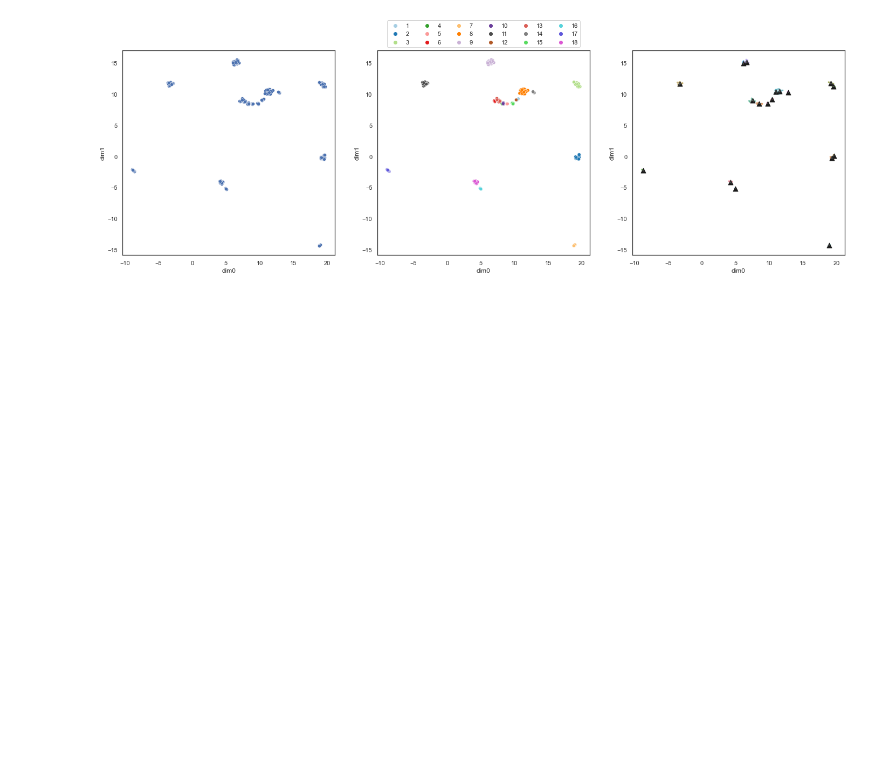
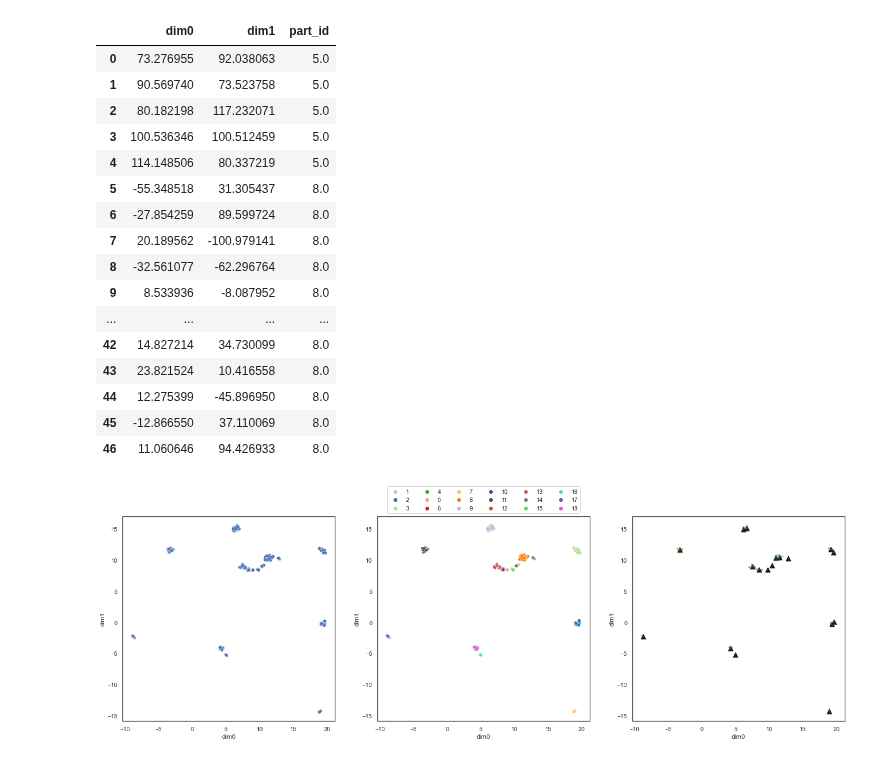
Before and after one commit to Rahul-Brito/infantvoice, a Jupyter notebook: scripts/Pyannote Test.ipynb, the cells around one changed output. Saved outputs shown, nothing was run; the diff lists cells and outputs as text; code cells hidden in the pictures; blank space fills up the shorter version.

```diff
--- a/scripts/Pyannote Test.ipynb
+++ b/scripts/Pyannote Test.ipynb
@@ -294,0 +206,13 @@ Using cache found in /Users/rahulbrito/.cache/torch/hub/pyannote_pyannote-audio_
+# %%
+#names of pretrained embedding extractor models
+emb = ['emb_ami', 'emb','emb_voxceleb']
+
+#the directory has other csvs and i only want today's
+file = [file for file in os.listdir(embedding_dir) if file.startswith("020322")]
+
+#create a dictionary where each item is the pd df of the embeddings extracted from that model
+all_embs = {emb[index]: ee.load_embs(os.path.join(embedding_dir,file[index])) for index in np.arange(len(file))}
+# %%
+emb_down = ee.resample_data(all_embs,3)
+emb_tsne, dimreduc = dr.run_tsne(emb_down)
+emb_umap = dr.run_umap(emb_down)
@@ -323,2 +223,22 @@ pd.DataFrame(downsamp2)
+# %%
+emb_tsne
+# %% [output]
+|  | dim0 | dim1 | part_id |
+| 0 | 73.276955 | 92.038063 | 5.0 |
+| 1 | 90.569740 | 73.523758 | 5.0 |
+| 2 | 80.182198 | 117.232071 | 5.0 |
+| 3 | 100.536346 | 100.512459 | 5.0 |
+| 4 | 114.148506 | 80.337219 | 5.0 |
+| 5 | -55.348518 | 31.305437 | 8.0 |
+| 6 | -27.854259 | 89.599724 | 8.0 |
+| 7 | 20.189562 | -100.979141 | 8.0 |
+| 8 | -32.561077 | -62.296764 | 8.0 |
+| 9 | 8.533936 | -8.087952 | 8.0 |
+| ... | ... | ... | ... |
+| 42 | 14.827214 | 34.730099 | 8.0 |
+| 43 | 23.821524 | 10.416558 | 8.0 |
+| 44 | 12.275399 | -45.896950 | 8.0 |
+| 45 | -12.866550 | 37.110069 | 8.0 |
+| 46 | 11.060646 | 94.426933 | 8.0 |
 # %%
 reducer=umap.UMAP()
```
Also changed, not shown: parts of 9 cells of this notebook, 2 other files.
